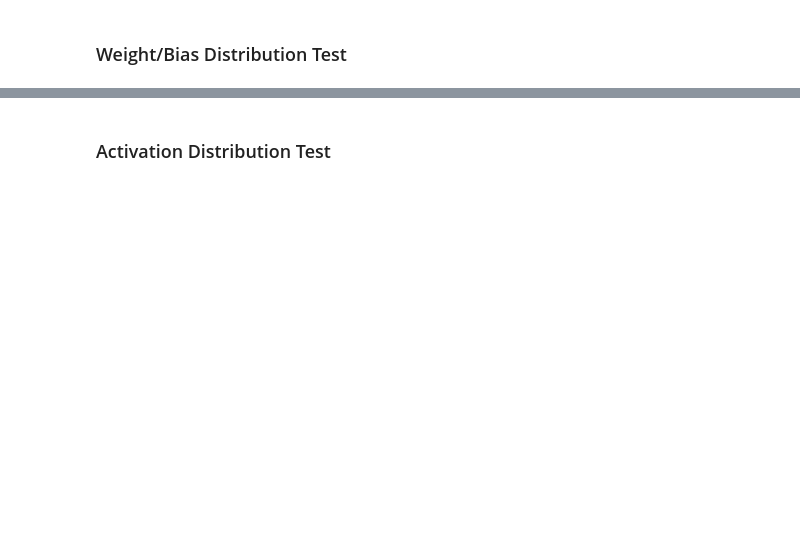
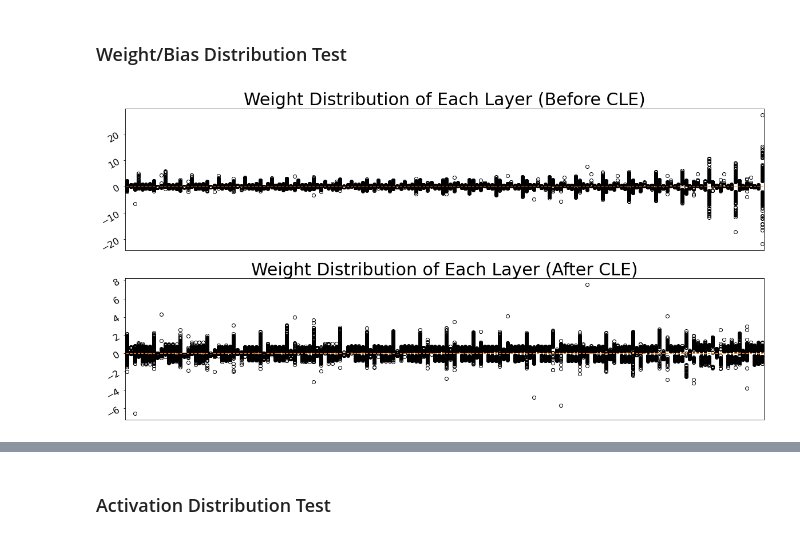
Before and after one commit to scott306lr/ResMLP_QAT, a Jupyter notebook: HAWQ/model.compare.ipynb, the cells around one changed output, grey strips where cells are left out. Drawn from its saved outputs; the diff is of its cells as text; code cells hidden in the pictures; blank space fills up the shorter version.

```diff
--- a/HAWQ/model.compare.ipynb
+++ b/HAWQ/model.compare.ipynb
@@ -25,20 +44,2 @@ torch.abs(T1).max(axis = 0)[0]
 # %% [markdown]
 ### Weight/Bias Modification Test
-# %%
-def get_linear_layers(model):
-    linear_layers = []
-    for name, module in model.named_modules():
-        if isinstance(module, QuantLinear):
-            linear_layers.append((name, module))
-    return linear_layers
-
-# get_linear_layers(qmodel.layer0)[0]
-# %%
-def get_linear_layers(model):
-    linear_layers = []
-    for name, module in model.named_modules():
-        if isinstance(module, nn.Linear):
-            linear_layers.append((name, module))
-    return linear_layers
-
-get_linear_layers(model.blocks[0])[0][1].weight.shape
@@ -311,0 +336,13 @@ weight_dist_gamma(model, 0, 23)
+# %%
+model = resmlp_24(pretrained=True).eval()
+fig, ax = plt.subplots(2,1, figsize=(20, 10))
+
+layer_dist(model, 0, 23, name='Weight Distribution of Each Layer (Before CLE)', ax=ax[0])
+cle_for_resmlp(model)
+# res_cle_for_resmlp(model)
+# cle_for_resmlp(model)
+layer_dist(model, 0, 23, name='Weight Distribution of Each Layer (After CLE)', ax=ax[1])
+ax[0].get_xaxis().set_visible(False)
+ax[1].get_xaxis().set_visible(False)
+# %% [output]
+[figure, added]
```
Also changed, not shown: parts of 19 cells of this notebook, 12 other files.
